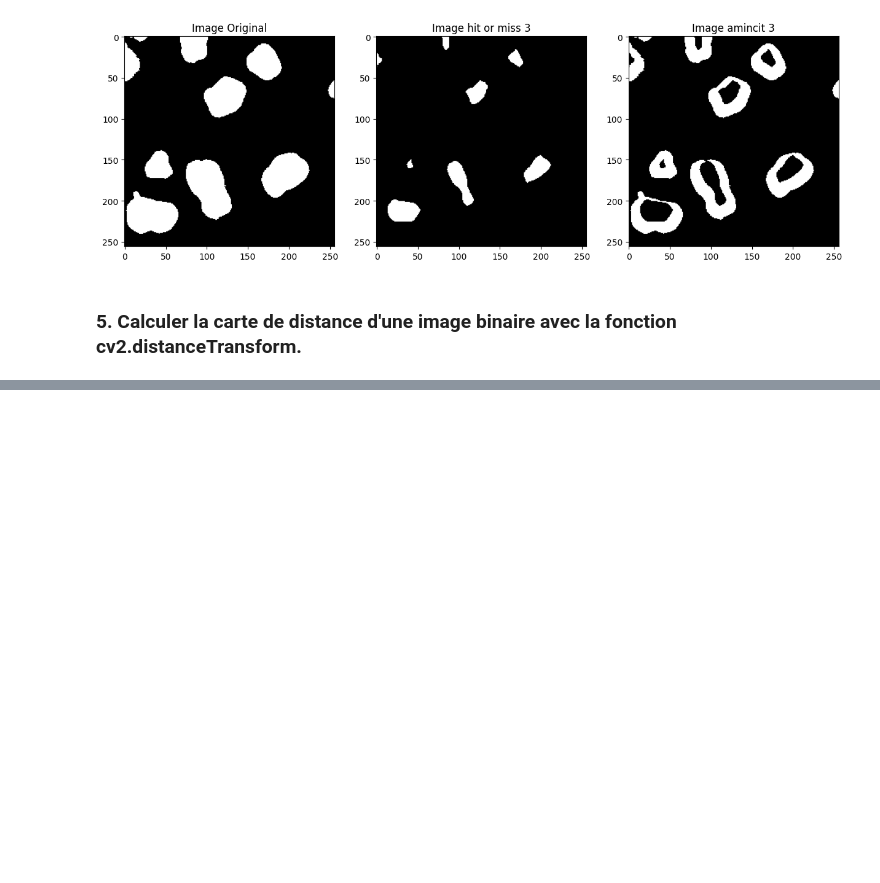
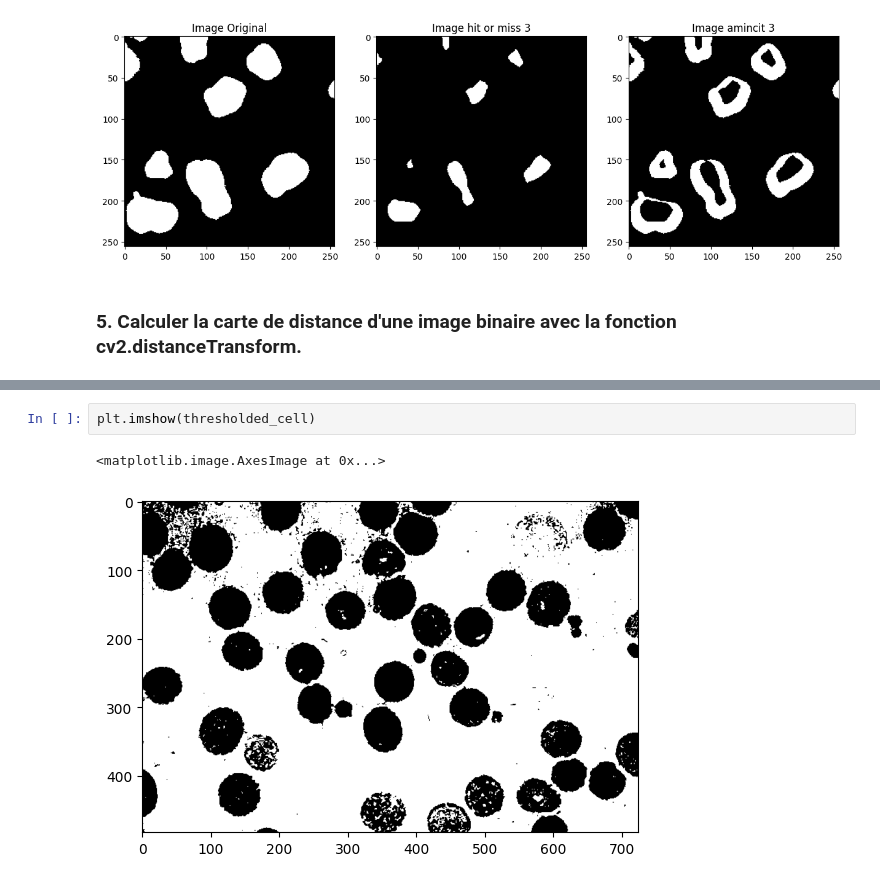
Before and after one commit to ba-talibe/TP_Image_Processing, a Jupyter notebook: TP4.ipynb, the cells around one changed output, grey strips where cells are left out. Drawn from its saved outputs; the diff is of its cells as text; blank space fills up the shorter version.

```diff
--- a/TP4.ipynb
+++ b/TP4.ipynb
@@ -326,0 +389,5 @@ for i, distance in  enumerate(distance_type):
+# %%
+plt.imshow(thresholded_cell)
+# %% [output]
+<matplotlib.image.AxesImage at 0x...>
+[figure, added]
```
Also changed, not shown: parts of 10 cells of this notebook.
